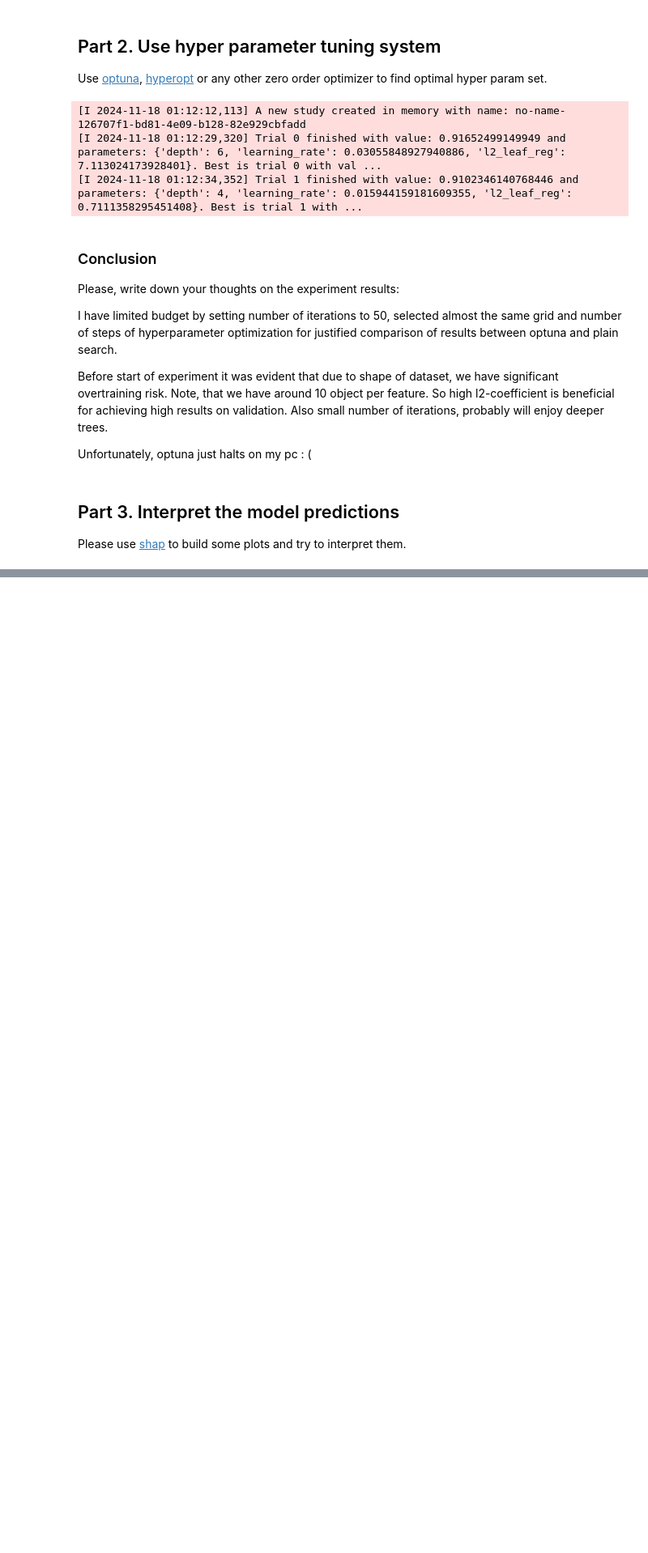
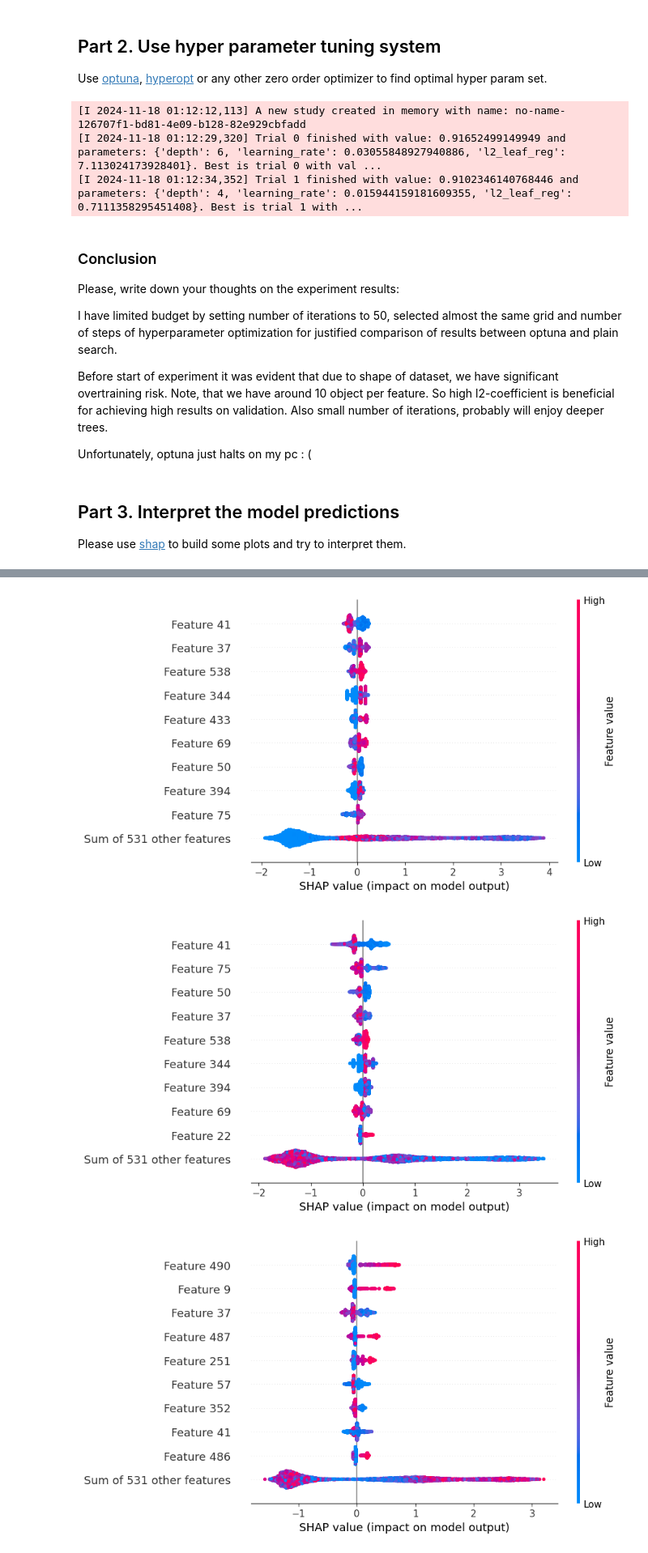
Before and after one commit to NMashalov/GirafeMLAutumn2024, a Jupyter notebook: homeworks/lab_02/lab02_boosting_and_explanation.ipynb, the cells around one changed output, grey strips where cells are left out. Shown: that part at 81% size. Saved outputs shown, nothing was run; the diff lists cells and outputs as text; code cells hidden in the pictures; blank space fills up the shorter version.

```diff
--- a/homeworks/lab_02/lab02_boosting_and_explanation.ipynb
+++ b/homeworks/lab_02/lab02_boosting_and_explanation.ipynb
@@ -257,0 +258,10 @@ Your thoughts about the plots and model behaviour:
+# %%
+import matplotlib.pyplot as plt
+shap_values = explainer(X_val, y_val)
+for i in range(6):
+    shap.plots.beeswarm(shap_values[..., i])
+    plt.show()
+# %% [output]
+[figure, added]
+[figure, added]
+[figure, added]
```
Also changed, not shown: parts of 14 cells of this notebook, 5 other files.
